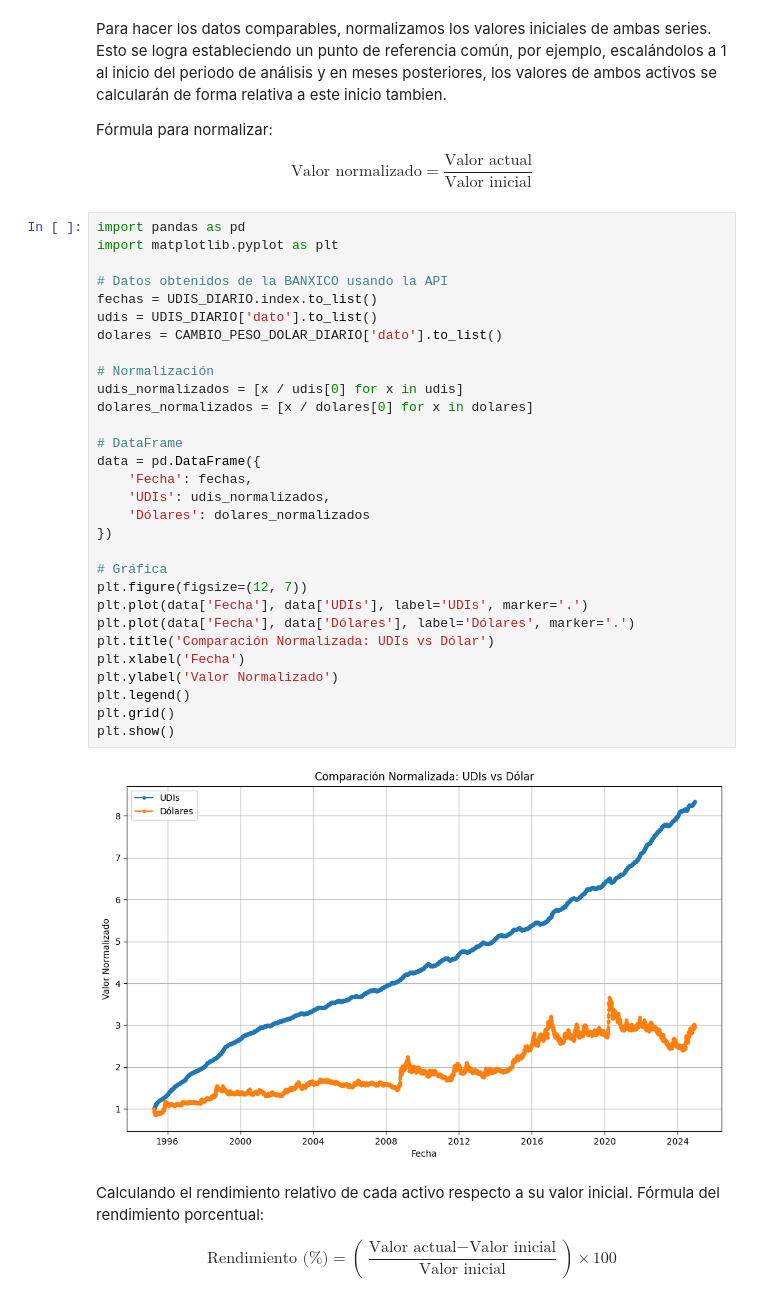
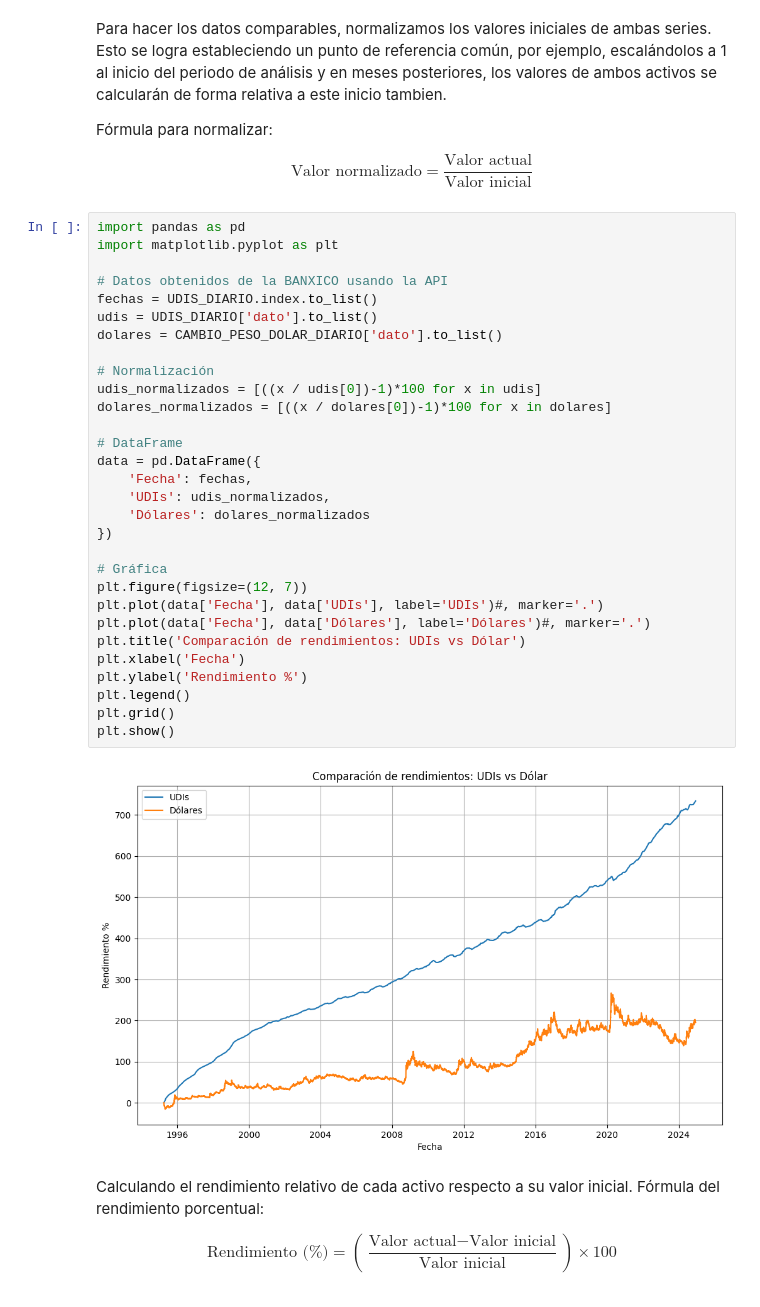
Before and after one commit to GerYar/API_Banxico, a Jupyter notebook: API_Banxico.ipynb, the cells around one changed output. Cells and saved outputs as stored; diff of their text form.

Commit message:
Rendimiento

```diff
--- a/API_Banxico.ipynb
+++ b/API_Banxico.ipynb
@@ -72,35 +72,35 @@ $$
 # %%
 import pandas as pd
 import matplotlib.pyplot as plt
 
 # Datos obtenidos de la BANXICO usando la API
 fechas = UDIS_DIARIO.index.to_list()
 udis = UDIS_DIARIO['dato'].to_list()
 dolares = CAMBIO_PESO_DOLAR_DIARIO['dato'].to_list()
 
 # Normalización
-udis_normalizados = [x / udis[0] for x in udis]
-dolares_normalizados = [x / dolares[0] for x in dolares]
+udis_normalizados = [((x / udis[0])-1)*100 for x in udis]
+dolares_normalizados = [((x / dolares[0])-1)*100 for x in dolares]
 
 # DataFrame
 data = pd.DataFrame({
     'Fecha': fechas,
     'UDIs': udis_normalizados,
     'Dólares': dolares_normalizados
 })
 
 # Gráfica
 plt.figure(figsize=(12, 7))
-plt.plot(data['Fecha'], data['UDIs'], label='UDIs', marker='.')
-plt.plot(data['Fecha'], data['Dólares'], label='Dólares', marker='.')
-plt.title('Comparación Normalizada: UDIs vs Dólar')
+plt.plot(data['Fecha'], data['UDIs'], label='UDIs')#, marker='.')
+plt.plot(data['Fecha'], data['Dólares'], label='Dólares')#, marker='.')
+plt.title('Comparación de rendimientos: UDIs vs Dólar')
 plt.xlabel('Fecha')
-plt.ylabel('Valor Normalizado')
+plt.ylabel('Rendimiento %')
 plt.legend()
 plt.grid()
 plt.show()
 # %% [output]
-[figure, old version]
+[figure, new version]
 # %% [markdown]
 Calculando el rendimiento relativo de cada activo respecto a su valor inicial.
 Fórmula del rendimiento porcentual:
```
Also changed, not shown: parts of 14 cells of this notebook.
